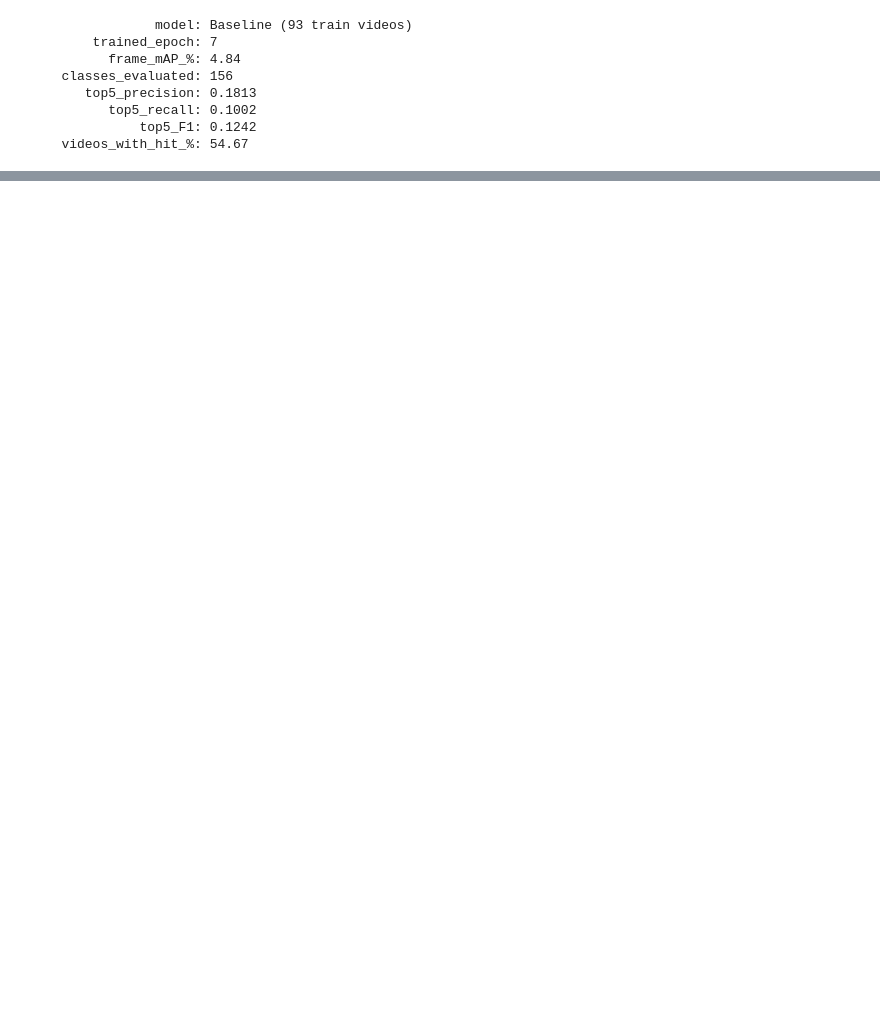
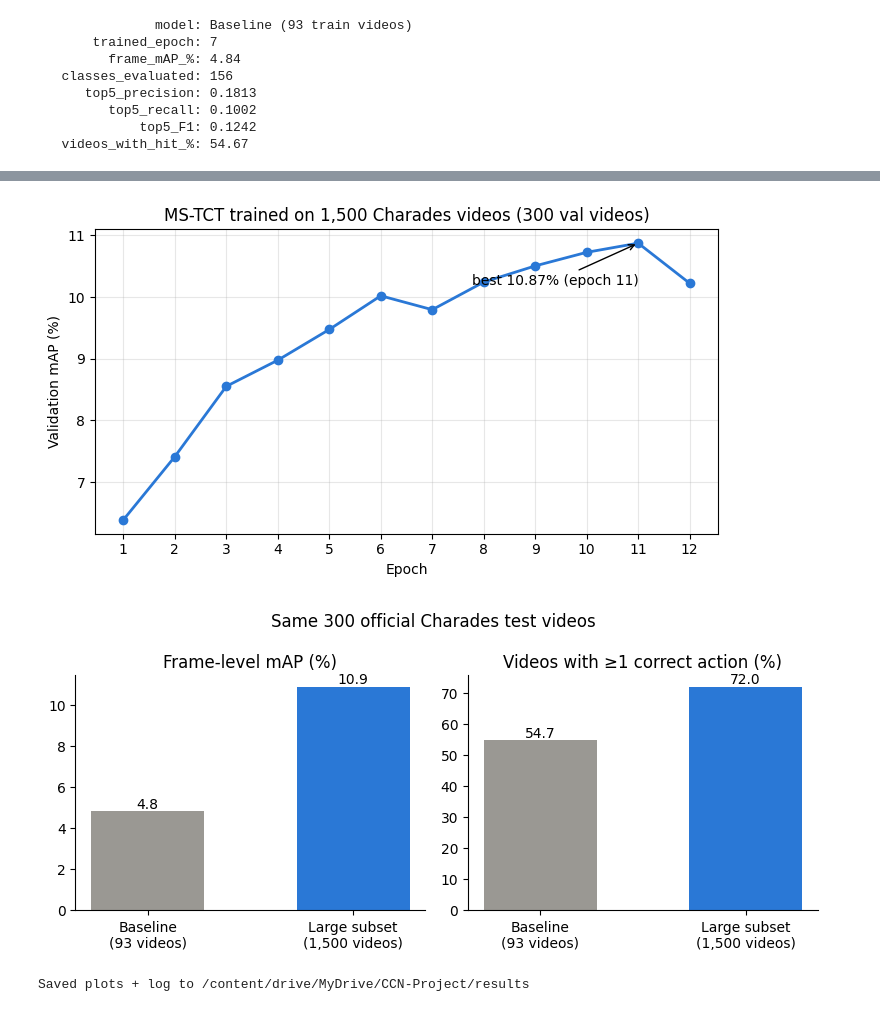
Before and after one commit to addagadanamratha/ms-tct-action-detection-service, a Jupyter notebook: notebooks/MS_TCT_Milestone2_Inference.ipynb, the cells around one changed output, grey strips where cells are left out. Cells and saved outputs as stored; diff of their text form; code cells hidden in the pictures; blank space fills up the shorter version.

Commit message:
Large-subset training: mAP 4.84 -> 10.90

```diff
--- a/notebooks/MS_TCT_Milestone2_Inference.ipynb
+++ b/notebooks/MS_TCT_Milestone2_Inference.ipynb
@@ -7665,0 +7720,20 @@ for k, v in baseline_res.items():
+# %%
+# STEP 10 — Evaluate the new model the same way + comparison table
+import pandas as pd
+from pathlib import Path
+
+PROJECT = Path("/content/drive/MyDrive/CCN-Project")
+CK = PROJECT / "MS_TCT_Large" / "checkpoints"
+
+large_best_res, large_best_df = evaluate(CK / "best_weights.pth", "Large subset - best epoch")
+large_last_res, _             = evaluate(CK / "last_weights.pth", "Large subset - last epoch")
+
+table = pd.DataFrame([baseline_res, large_best_res, large_last_res])
+print("All models evaluated on the SAME 300 official Charades test videos:\n")
+print(table.to_string(index=False))
+
+results_dir = PROJECT / "results"
+results_dir.mkdir(exist_ok=True)
+table.to_csv(results_dir / "comparison_baseline_vs_large.csv", index=False)
+large_best_df.to_csv(results_dir / "large_best_per_video.csv", index=False)
+print("\nSaved to", results_dir)
@@ -7665,0 +7749,40 @@ for k, v in baseline_res.items():
+# %%
+# STEP 11 — Training curve + comparison chart for slides / GitHub
+import re, shutil
+import matplotlib.pyplot as plt
+from pathlib import Path
+
+PROJECT = Path("/content/drive/MyDrive/CCN-Project")
+R = PROJECT / "results"
+log = Path("/content/train_large.log").read_text(errors="ignore")
+shutil.copy("/content/train_large.log", R / "train_large.log")      # keep the raw log
+
+vals = [float(m) for _, m in re.findall(r"epoch (\d+) Full-val-map: tensor\(([\d.]+)", log)]
+epochs = list(range(1, len(vals) + 1))
+
+# 1) Training curve
+fig, ax = plt.subplots(figsize=(7, 4))
+ax.plot(epochs, vals, marker="o", linewidth=2, color="#2a78d6")
+best = max(range(len(vals)), key=vals.__getitem__)
+ax.annotate(f"best {vals[best]:.2f}% (epoch {best+1})", (best + 1, vals[best]),
+            xytext=(-120, -30), textcoords="offset points", arrowprops=dict(arrowstyle="->"))
+ax.set(xlabel="Epoch", ylabel="Validation mAP (%)",
+       title="MS-TCT trained on 1,500 Charades videos (300 val videos)")
+ax.grid(alpha=0.3); ax.set_xticks(epochs)
+fig.tight_layout(); fig.savefig(R / "training_curve_large.png", dpi=200); plt.show()
+
+# 2) Baseline vs large subset (same 300 videos)
+labels = ["Baseline\n(93 videos)", "Large subset\n(1,500 videos)"]
+fig, axes = plt.subplots(1, 2, figsize=(8, 3.6))
+for ax, key, title in [(axes[0], "frame_mAP_%", "Frame-level mAP (%)"),
+                       (axes[1], "videos_with_hit_%", "Videos with ≥1 correct action (%)")]:
+    v = [baseline_res[key], large_best_res[key]]
+    bars = ax.bar(labels, v, color=["#9a9893", "#2a78d6"], width=0.55)
+    ax.bar_label(bars, fmt="%.1f"); ax.set_title(title); ax.spines[["top", "right"]].set_visible(False)
+fig.suptitle("Same 300 official Charades test videos")
+fig.tight_layout(); fig.savefig(R / "comparison_baseline_vs_large.png", dpi=200); plt.show()
+print("Saved plots + log to", R)
+# %% [output]
+[figure, added]
+[figure, added]
+Saved plots + log to /content/drive/MyDrive/CCN-Project/results
```
Also changed, not shown: parts of 5 cells of this notebook.
